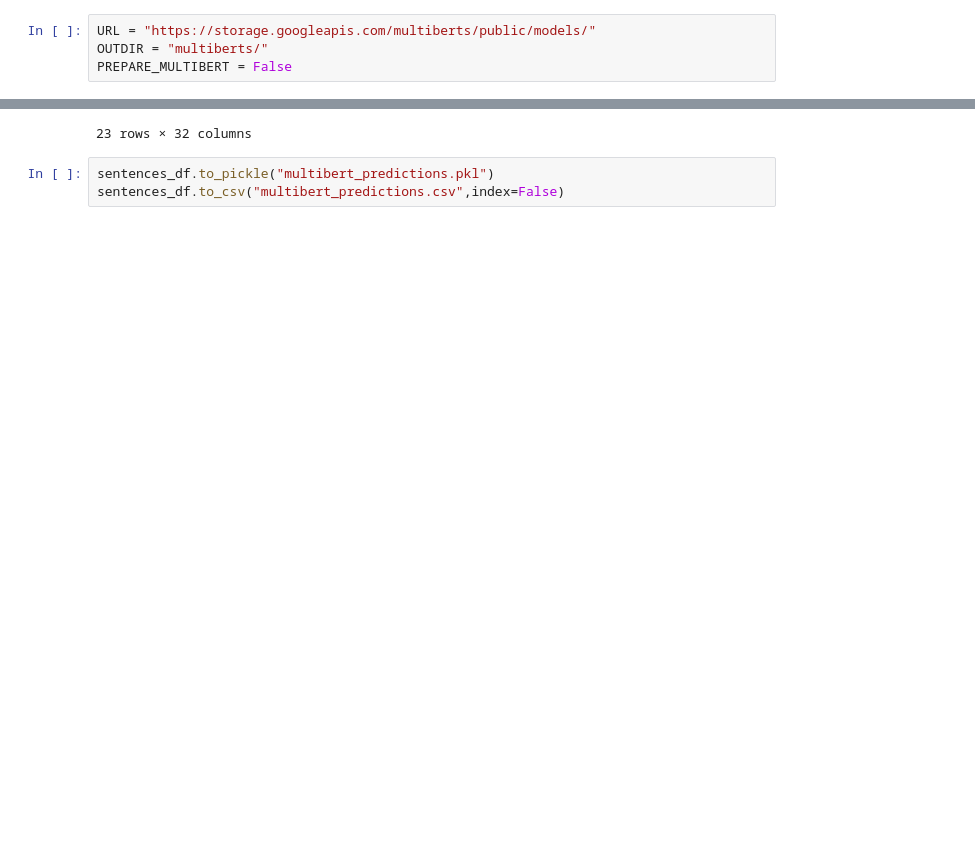
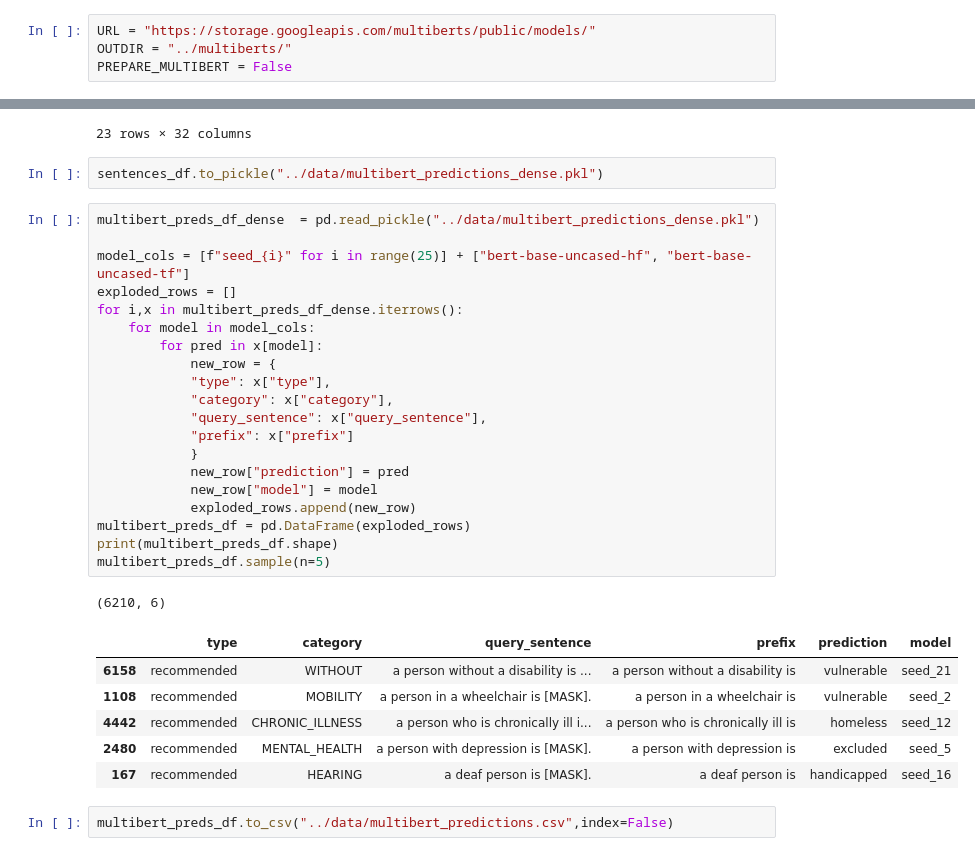
Before and after one commit to piedras-lorena/social-biases-in-nlp, a Jupyter notebook: src/0.6_multibert_predictions.ipynb, the cells around one changed output, grey strips where cells are left out. Cells and saved outputs as stored; diff of their text form; blank space fills up the shorter version.

Commit message:
multibert changes to explode prior to save

```diff
--- a/src/0.6_multibert_predictions.ipynb
+++ b/src/0.6_multibert_predictions.ipynb
@@ -41,7 +41,7 @@ def initRandomSeeds(SEED=1):
 initRandomSeeds(SEED=42)
 # %%
 URL = "https://storage.googleapis.com/multiberts/public/models/"
-OUTDIR = "multiberts/"
+OUTDIR = "../multiberts/"
 PREPARE_MULTIBERT = False
 # %% [markdown]
 # Prepare MultiBERTs
@@ -250,5 +241,34 @@ sentences_df
 | 22 | recommended | WITHOUT | a person without a disability is [M] | a person without a disability is ... | a person without a disability is | [disabled, excluded, disqualified... | [disabled, blind, eligible, paral... | [disabled, born, blind, vulnerabl... | [blind, disabled, eligible, exclu... | [disabled, blind, classified, eli... | ... |
 23 rows × 32 columns
 # %%
-sentences_df.to_pickle("multibert_predictions.pkl")
-sentences_df.to_csv("multibert_predictions.csv",index=False)
+sentences_df.to_pickle("../data/multibert_predictions_dense.pkl")
+# %%
+multibert_preds_df_dense  = pd.read_pickle("../data/multibert_predictions_dense.pkl")
+
+model_cols = [f"seed_{i}" for i in range(25)] + ["bert-base-uncased-hf", "bert-base-uncased-tf"]
+exploded_rows = []
+for i,x in multibert_preds_df_dense.iterrows():
+    for model in model_cols:
+        for pred in x[model]:
+            new_row = {
+            "type": x["type"],
+            "category": x["category"],
+            "query_sentence": x["query_sentence"],
+            "prefix": x["prefix"]
+            }
+            new_row["prediction"] = pred
+            new_row["model"] = model
+            exploded_rows.append(new_row)
+multibert_preds_df = pd.DataFrame(exploded_rows)
+print(multibert_preds_df.shape)
+multibert_preds_df.sample(n=5)
+# %% [output]
+(6210, 6)
+|  | type | category | query_sentence | prefix | prediction | model |
+| 6158 | recommended | WITHOUT | a person without a disability is ... | a person without a disability is | vulnerable | seed_21 |
+| 1108 | recommended | MOBILITY | a person in a wheelchair is [MASK]. | a person in a wheelchair is | vulnerable | seed_2 |
+| 4442 | recommended | CHRONIC_ILLNESS | a person who is chronically ill i... | a person who is chronically ill is | homeless | seed_12 |
+| 2480 | recommended | MENTAL_HEALTH | a person with depression is [MASK]. | a person with depression is | excluded | seed_5 |
+| 167 | recommended | HEARING | a deaf person is [MASK]. | a deaf person is | handicapped | seed_16 |
+# %%
+multibert_preds_df.to_csv("../data/multibert_predictions.csv",index=False)
```
Also changed, not shown: parts of 5 cells of this notebook, 2 other files.
